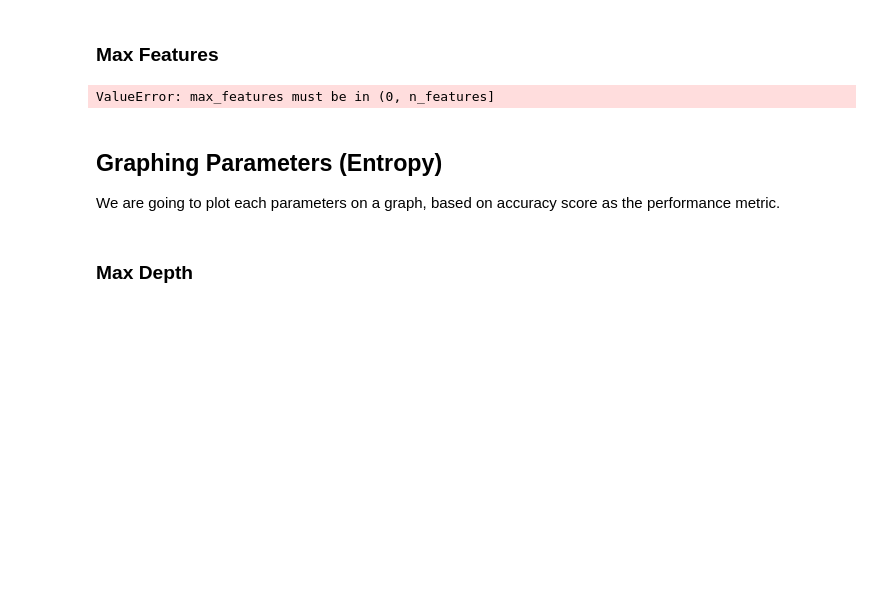
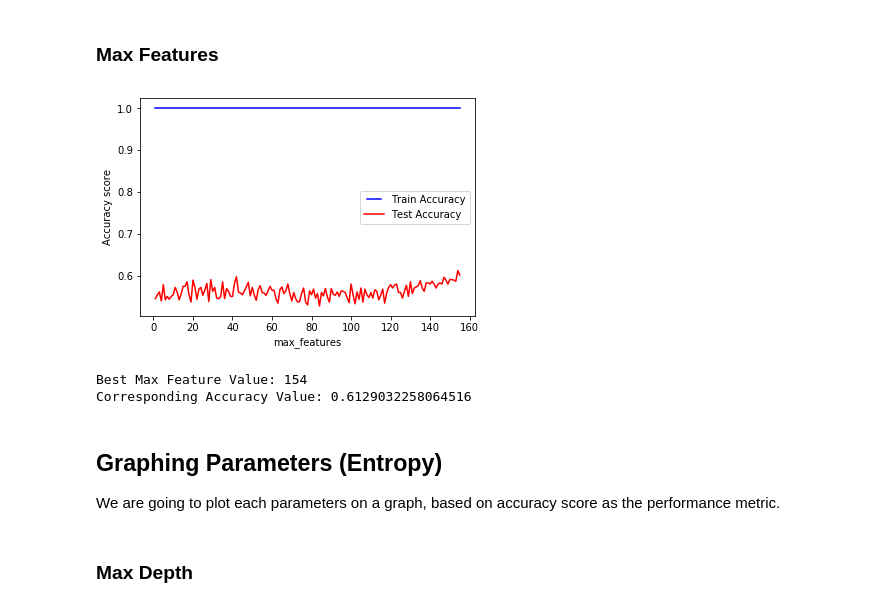
Before and after one commit to jindongyang94/BT4240, a Jupyter notebook: decision_tree/decisiontree.ipynb, the cells around one changed output. Drawn from its saved outputs; the diff is of its cells as text; code cells hidden in the pictures; blank space fills up the shorter version.

```diff
--- a/decision_tree/decisiontree.ipynb
+++ b/decision_tree/decisiontree.ipynb
@@ -423,40 +423,42 @@ Corresponding Accuracy Value: 0.6760752688172043
 # %% [markdown]
 ### Max Features
 # %%
-max_features = list(range(1,final_input_data.shape[1]))
+max_features = list(range(1,final_input_data_fs.shape[1]))
 train_results = []
 test_results = []
 for max_feature in max_features:
     dt = DecisionTreeClassifier(class_weight=None, criterion='gini', max_depth=None,
                                      max_features=max_feature, max_leaf_nodes=None,
                                      min_impurity_split=1e-07, min_samples_leaf=1,
                                      min_samples_split=2, min_weight_fraction_leaf=0.0,
                                      presort=False, random_state=100, splitter='best')
     dt.fit(X_train, Y_train)
     train_pred = dt.predict(X_train)
     accuracy_train = accuracy_score(Y_train, train_pred)
     # Add acc score to previous train results
     train_results.append(accuracy_train)
     y_pred = dt.predict(X_test)
     accuracy_test = accuracy_score(Y_test, y_pred)
     # Add acc score to previous test results
     test_results.append(accuracy_test)
 
 line1, = plt.plot(max_features, train_results,'b', label="Train Accuracy")
 line2, = plt.plot(max_features, test_results, 'r', label="Test Accuracy")
 plt.legend(handler_map={line1: HandlerLine2D(numpoints=2)})
 plt.ylabel("Accuracy score")
 plt.xlabel("max_features")
 plt.show()
 
 # Finding the best score and parameter to use
 
 best_accuracy_score = max(test_results)
 best_max_feature = max_features[test_results.index(best_accuracy_score)]
 print ('Best Max Feature Value:', best_max_feature)
 print ('Corresponding Accuracy Value:', best_accuracy_score)
 # %% [output]
+[figure, added]
-ValueError: max_features must be in (0, n_features]
+Best Max Feature Value: 154
+Corresponding Accuracy Value: 0.6129032258064516
 # %% [markdown]
 ## Graphing Parameters (Entropy)
 
```
Also changed, not shown: parts of 18 cells of this notebook.
